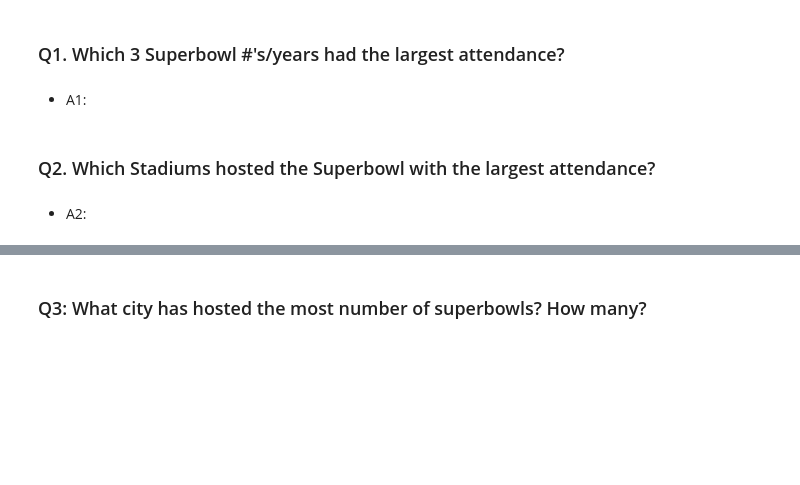
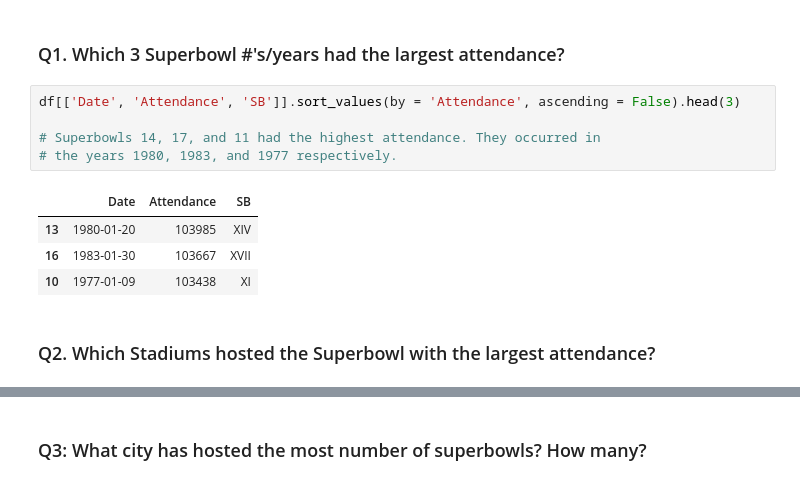
Before and after one commit to mvince33/Coding-Dojo, a Jupyter notebook: Challenge_Week_2,_Day_2.ipynb, the cells around one changed output, grey strips where cells are left out. Cells and saved outputs as stored; diff of their text form; blank space fills up the shorter version.

```diff
--- a/Challenge_Week_2,_Day_2.ipynb
+++ b/Challenge_Week_2,_Day_2.ipynb
@@ -317,10 +351,16 @@ Outliers are values that are extremely higher or lower than all of the other val
 - For each question, display on the columns required to answer the question.
 # %% [markdown]
 ### Q1. Which 3 Superbowl #'s/years had the largest attendance?
-# %% [markdown]
-- A1:
+# %%
+df[['Date', 'Attendance', 'SB']].sort_values(by = 'Attendance', ascending = False).head(3)
+
+# Superbowls 14, 17, and 11 had the highest attendance. They occurred in
+# the years 1980, 1983, and 1977 respectively.
+# %% [output]
+|  | Date | Attendance | SB |
+| 13 | 1980-01-20 | 103985 | XIV |
+| 16 | 1983-01-30 | 103667 | XVII |
+| 10 | 1977-01-09 | 103438 | XI |
 # %% [markdown]
 
 ### Q2. Which Stadiums hosted the Superbowl with the largest attendance?
-# %% [markdown]
-- A2:
```
Also changed, not shown: parts of 16 cells of this notebook.
